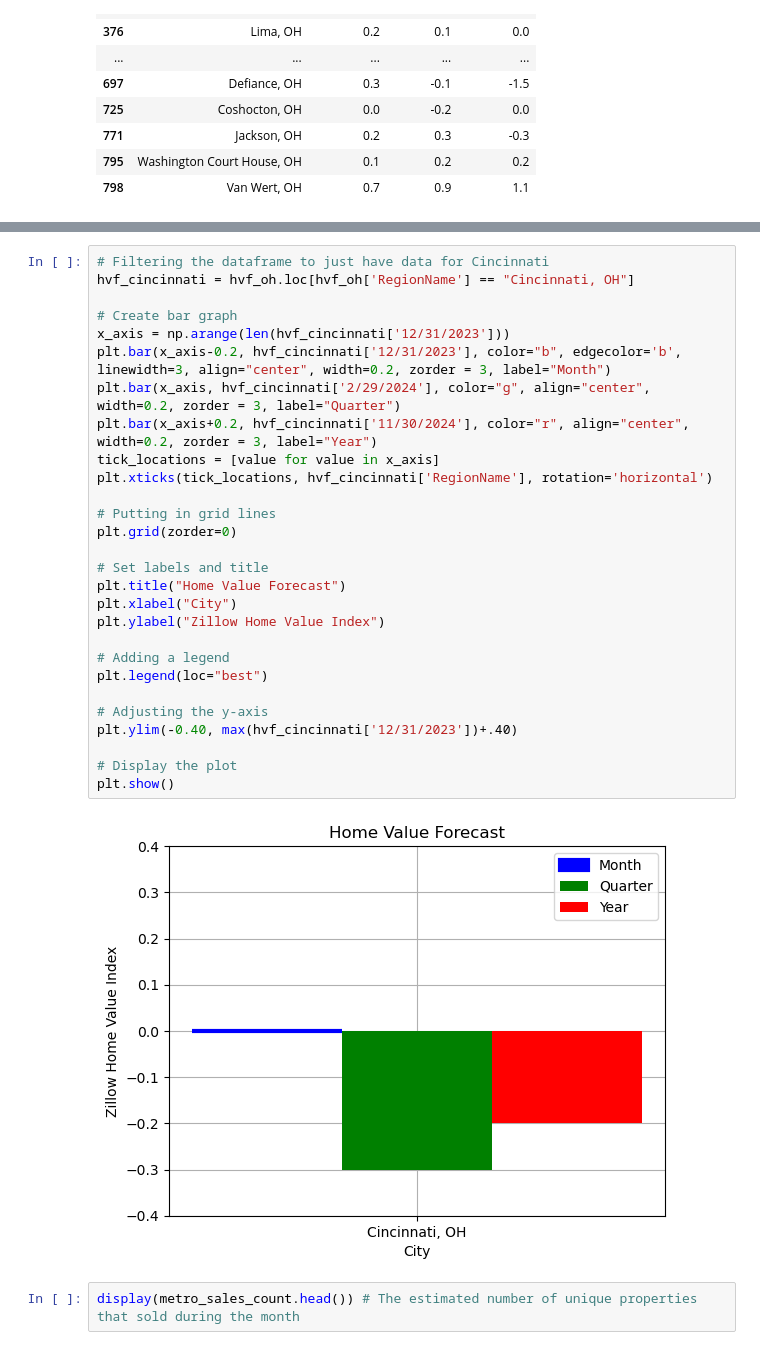
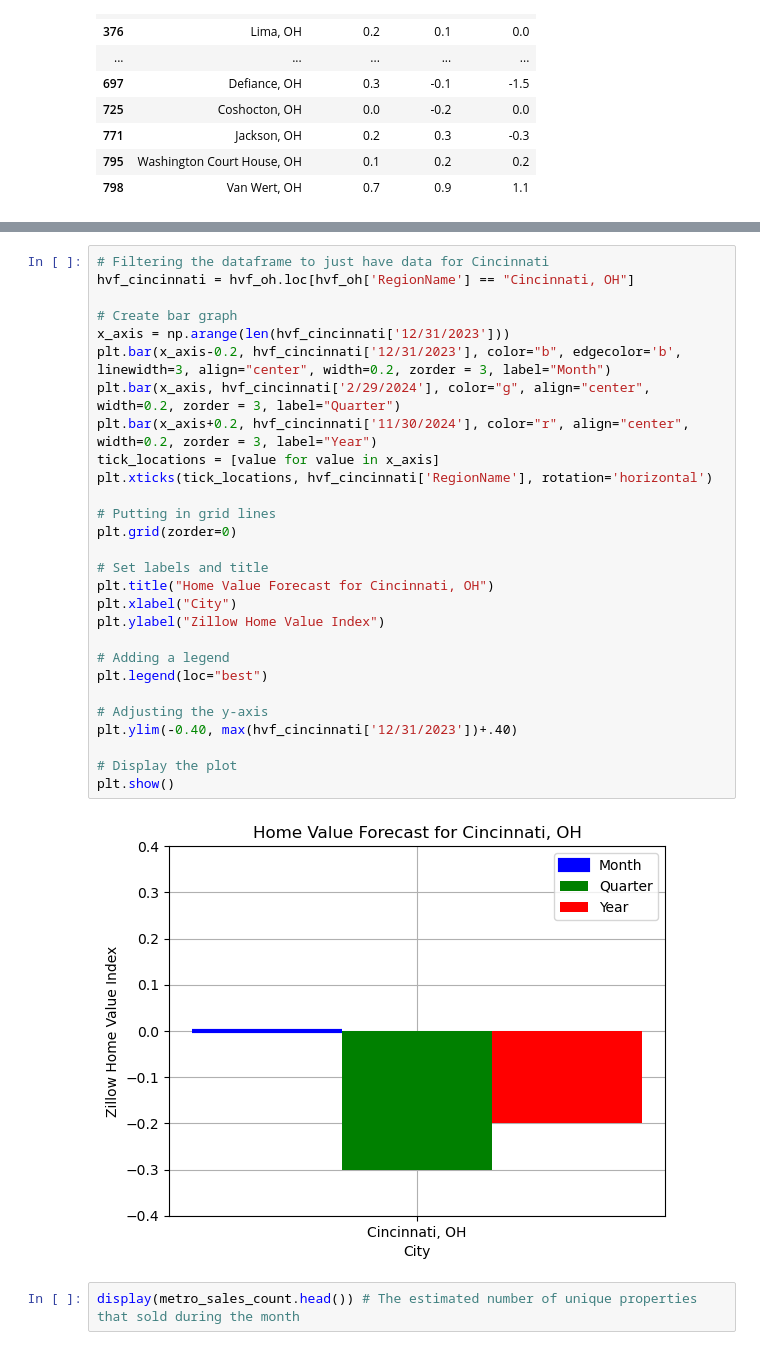
Before and after one commit to McKala1/Project-1, a Jupyter notebook: OSU_AI_Project_1.ipynb, the cells around one changed output, grey strips where cells are left out. Cells and saved outputs as stored; diff of their text form.

```diff
--- a/OSU_AI_Project_1.ipynb
+++ b/OSU_AI_Project_1.ipynb
@@ -161,33 +161,33 @@ plt.show()
 # %%
 # Filtering the dataframe to just have data for Cincinnati
 hvf_cincinnati = hvf_oh.loc[hvf_oh['RegionName'] == "Cincinnati, OH"]
 
 # Create bar graph
 x_axis = np.arange(len(hvf_cincinnati['12/31/2023']))
 plt.bar(x_axis-0.2, hvf_cincinnati['12/31/2023'], color="b", edgecolor='b', linewidth=3, align="center", width=0.2, zorder = 3, label="Month")
 plt.bar(x_axis, hvf_cincinnati['2/29/2024'], color="g", align="center", width=0.2, zorder = 3, label="Quarter")
 plt.bar(x_axis+0.2, hvf_cincinnati['11/30/2024'], color="r", align="center", width=0.2, zorder = 3, label="Year")
 tick_locations = [value for value in x_axis]
 plt.xticks(tick_locations, hvf_cincinnati['RegionName'], rotation='horizontal')
 
 # Putting in grid lines
 plt.grid(zorder=0)
 
 # Set labels and title
-plt.title("Home Value Forecast")
+plt.title("Home Value Forecast for Cincinnati, OH")
 plt.xlabel("City")
 plt.ylabel("Zillow Home Value Index")
 
 # Adding a legend
 plt.legend(loc="best")
 
 # Adjusting the y-axis
 plt.ylim(-0.40, max(hvf_cincinnati['12/31/2023'])+.40)
 
 # Display the plot
 plt.show()
 # %% [output]
-[figure, old version]
+[figure, new version]
 # %%
 display(metro_sales_count.head()) # The estimated number of unique properties that sold during the month
 # %% [output]
```
Also changed, not shown: parts of 1 cell of this notebook.
